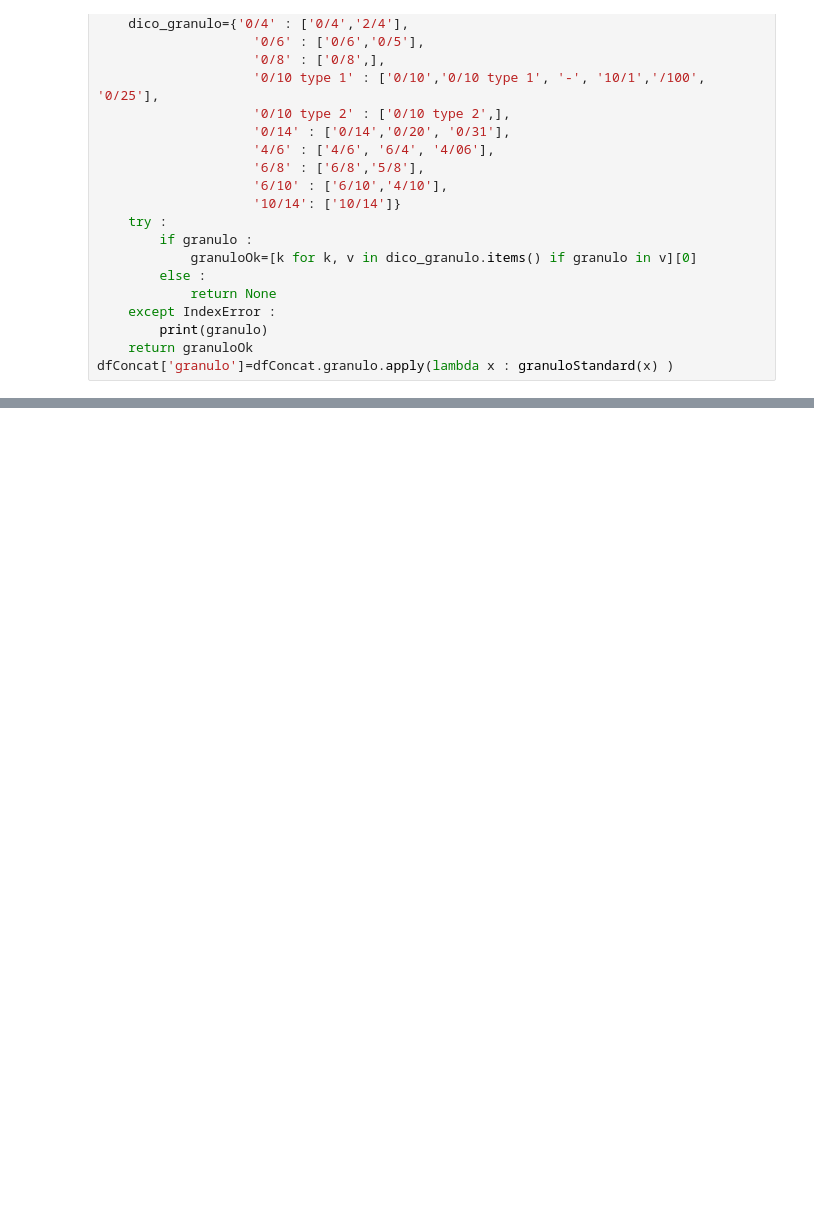
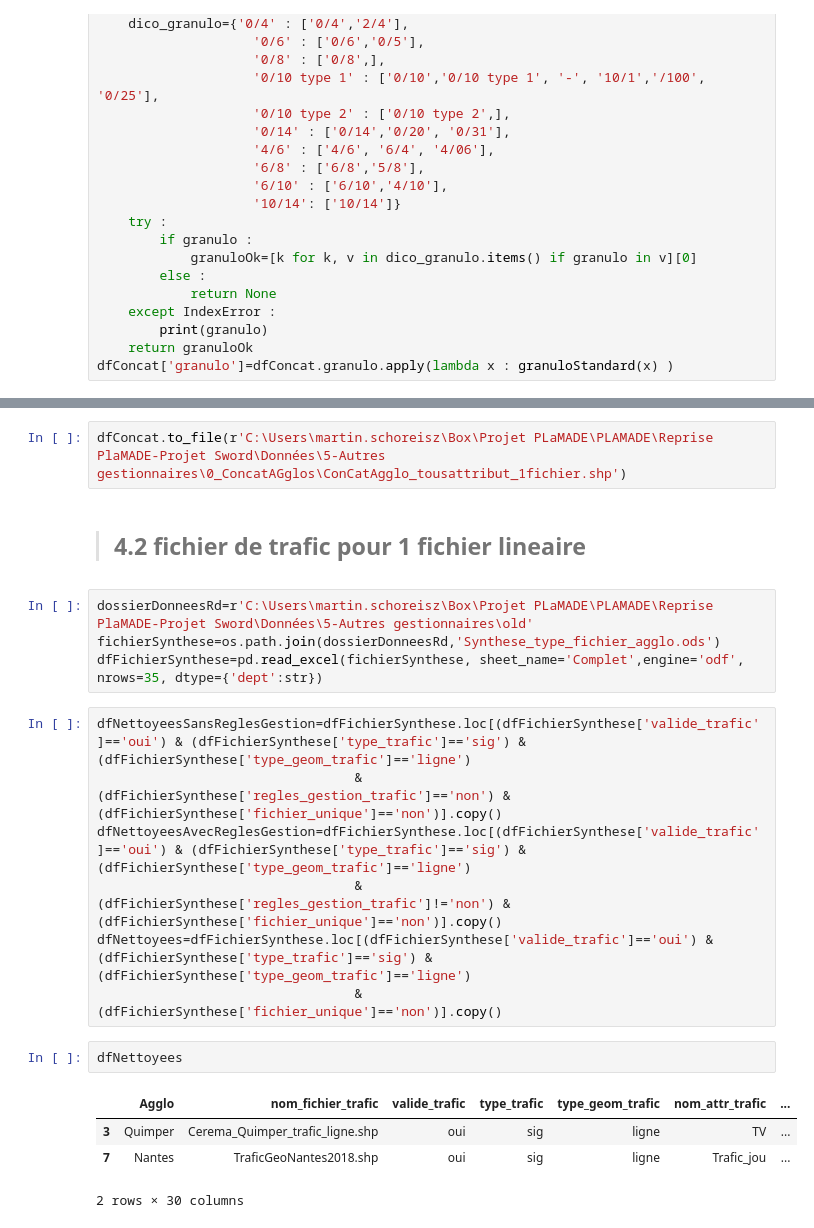
Before and after one commit to nantodevison/plamade, a Jupyter notebook: PlaMADE/src/Outils.ipynb, the cells around one changed output, grey strips where cells are left out. Drawn from its saved outputs; the diff is of its cells as text; blank space fills up the shorter version.

```diff
--- a/PlaMADE/src/Outils.ipynb
+++ b/PlaMADE/src/Outils.ipynb
@@ -957,0 +986,22 @@ concat=pd.concat([gp.read_file(os.path.join(dossier,f)) for f in nomfichiers])
+# %%
+dfConcat.to_file(r'C:\Users\martin.schoreisz\Box\Projet PLaMADE\PLAMADE\Reprise PlaMADE-Projet Sword\Données\5-Autres gestionnaires\0_ConcatAGglos\ConCatAgglo_tousattribut_1fichier.shp')
+# %% [markdown]
+> ## 4.2 fichier de trafic pour 1 fichier lineaire
+# %%
+dossierDonneesRd=r'C:\Users\martin.schoreisz\Box\Projet PLaMADE\PLAMADE\Reprise PlaMADE-Projet Sword\Données\5-Autres gestionnaires\old'
+fichierSynthese=os.path.join(dossierDonneesRd,'Synthese_type_fichier_agglo.ods')
+dfFichierSynthese=pd.read_excel(fichierSynthese, sheet_name='Complet',engine='odf', nrows=35, dtype={'dept':str})
+# %%
+dfNettoyeesSansReglesGestion=dfFichierSynthese.loc[(dfFichierSynthese['valide_trafic']=='oui') & (dfFichierSynthese['type_trafic']=='sig') & (dfFichierSynthese['type_geom_trafic']=='ligne')
+                                 & (dfFichierSynthese['regles_gestion_trafic']=='non') & (dfFichierSynthese['fichier_unique']=='non')].copy()
+dfNettoyeesAvecReglesGestion=dfFichierSynthese.loc[(dfFichierSynthese['valide_trafic']=='oui') & (dfFichierSynthese['type_trafic']=='sig') & (dfFichierSynthese['type_geom_trafic']=='ligne')
+                                 & (dfFichierSynthese['regles_gestion_trafic']!='non') & (dfFichierSynthese['fichier_unique']=='non')].copy()
+dfNettoyees=dfFichierSynthese.loc[(dfFichierSynthese['valide_trafic']=='oui') & (dfFichierSynthese['type_trafic']=='sig') & (dfFichierSynthese['type_geom_trafic']=='ligne')
+                                 & (dfFichierSynthese['fichier_unique']=='non')].copy()
+# %%
+dfNettoyees
+# %% [output]
+|  | Agglo | nom_fichier_trafic | valide_trafic | type_trafic | type_geom_trafic | nom_attr_trafic | ... |
+| 3 | Quimper | Cerema_Quimper_trafic_ligne.shp | oui | sig | ligne | TV | ... |
+| 7 | Nantes | TraficGeoNantes2018.shp | oui | sig | ligne | Trafic_jou | ... |
+2 rows × 30 columns
```
Also changed, not shown: parts of 35 cells of this notebook, 1 other file.
